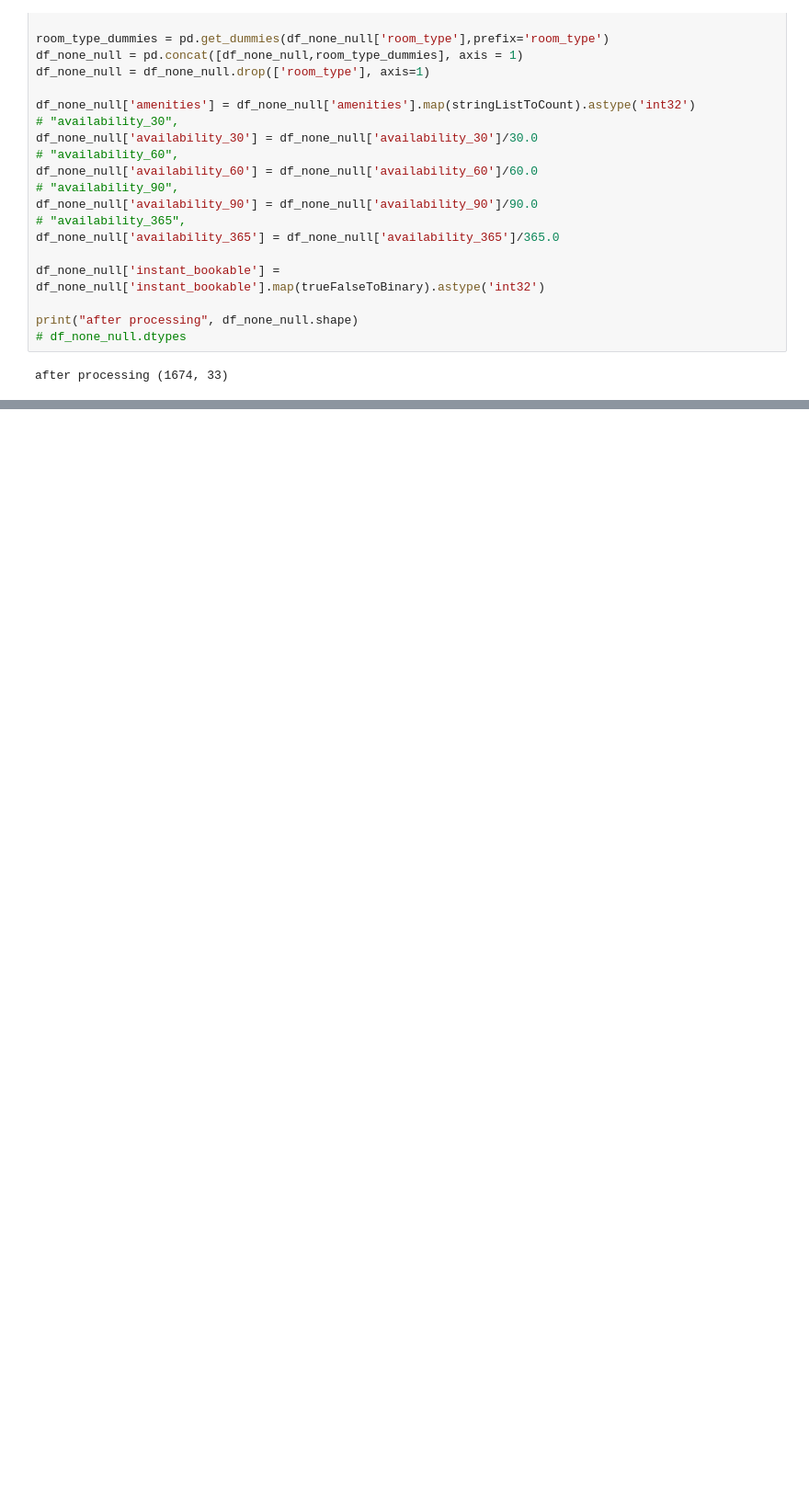
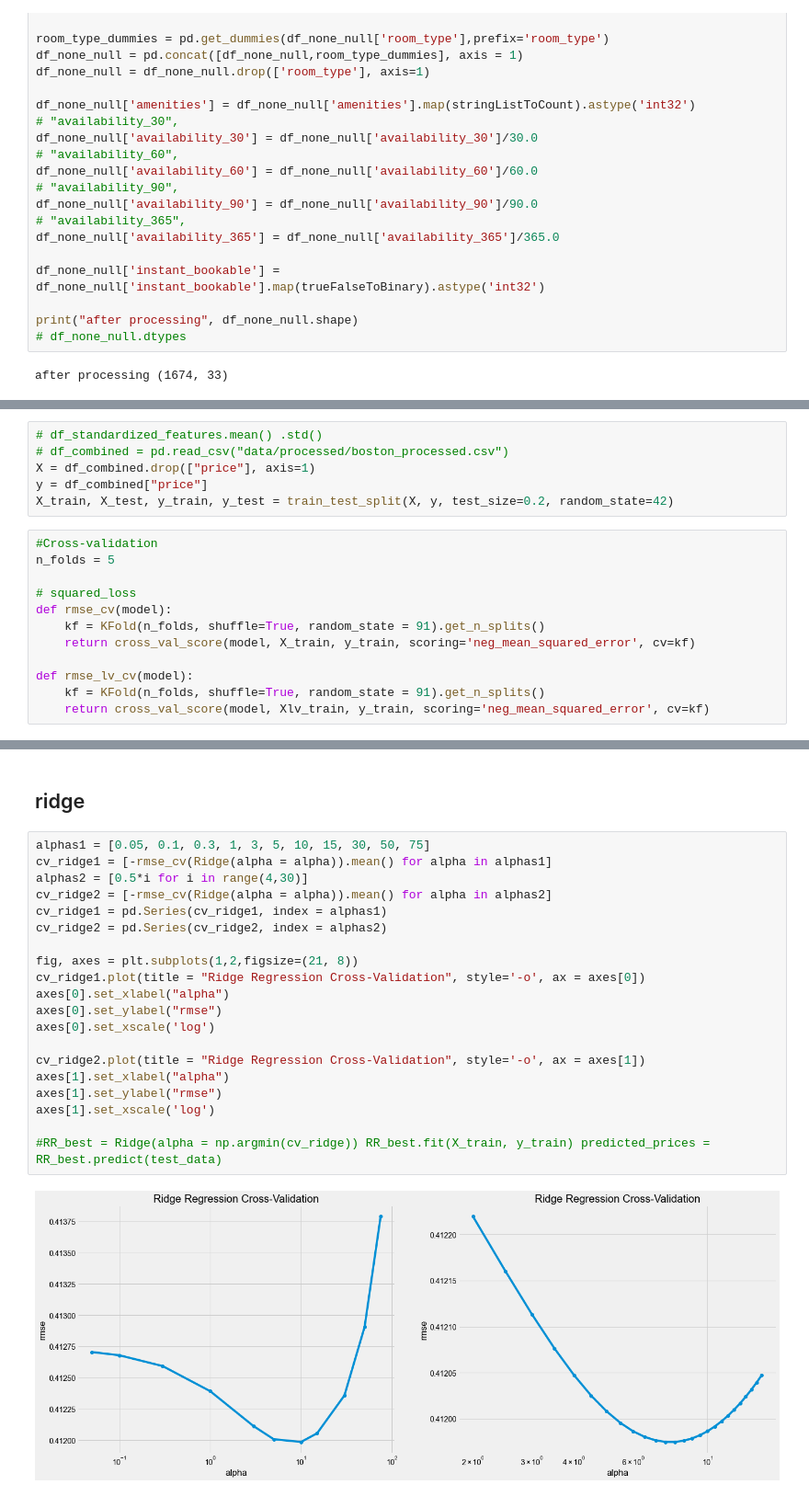
Before and after one commit to Fabrizio-Andrew/Vacation-Rental-Pricing-Estimator, a Jupyter notebook: experimentation/eda2.ipynb, the cells around one changed output, grey strips where cells are left out. Shown: that part at 92% size. Cells and saved outputs as stored; diff of their text form; blank space fills up the shorter version.

```diff
--- a/experimentation/eda2.ipynb
+++ b/experimentation/eda2.ipynb
@@ -235,0 +337,18 @@ interested_var_df.corr()
+# %%
+# df_standardized_features.mean() .std()
+# df_combined = pd.read_csv("data/processed/boston_processed.csv")
+X = df_combined.drop(["price"], axis=1)
+y = df_combined["price"]
+X_train, X_test, y_train, y_test = train_test_split(X, y, test_size=0.2, random_state=42)
+# %%
+#Cross-validation
+n_folds = 5
+
+# squared_loss
+def rmse_cv(model):
+    kf = KFold(n_folds, shuffle=True, random_state = 91).get_n_splits()
+    return cross_val_score(model, X_train, y_train, scoring='neg_mean_squared_error', cv=kf)
+
+def rmse_lv_cv(model):
+    kf = KFold(n_folds, shuffle=True, random_state = 91).get_n_splits()
+    return cross_val_score(model, Xlv_train, y_train, scoring='neg_mean_squared_error', cv=kf)
@@ -235,0 +367,24 @@ interested_var_df.corr()
+# %% [markdown]
+## ridge
+# %%
+alphas1 = [0.05, 0.1, 0.3, 1, 3, 5, 10, 15, 30, 50, 75]
+cv_ridge1 = [-rmse_cv(Ridge(alpha = alpha)).mean() for alpha in alphas1]
+alphas2 = [0.5*i for i in range(4,30)]
+cv_ridge2 = [-rmse_cv(Ridge(alpha = alpha)).mean() for alpha in alphas2]
+cv_ridge1 = pd.Series(cv_ridge1, index = alphas1)
+cv_ridge2 = pd.Series(cv_ridge2, index = alphas2)
+
+fig, axes = plt.subplots(1,2,figsize=(21, 8))
+cv_ridge1.plot(title = "Ridge Regression Cross-Validation", style='-o', ax = axes[0])
+axes[0].set_xlabel("alpha")
+axes[0].set_ylabel("rmse")
+axes[0].set_xscale('log')
+
+cv_ridge2.plot(title = "Ridge Regression Cross-Validation", style='-o', ax = axes[1])
+axes[1].set_xlabel("alpha")
+axes[1].set_ylabel("rmse")
+axes[1].set_xscale('log')
+
+#RR_best = Ridge(alpha = np.argmin(cv_ridge)) RR_best.fit(X_train, y_train) predicted_prices = RR_best.predict(test_data)
+# %% [output]
+[figure, added]
```
Also changed, not shown: parts of 39 cells of this notebook, 3 other files.
